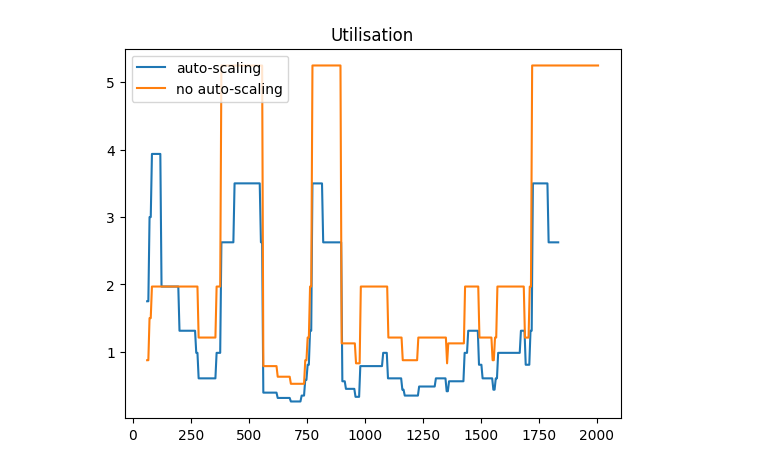
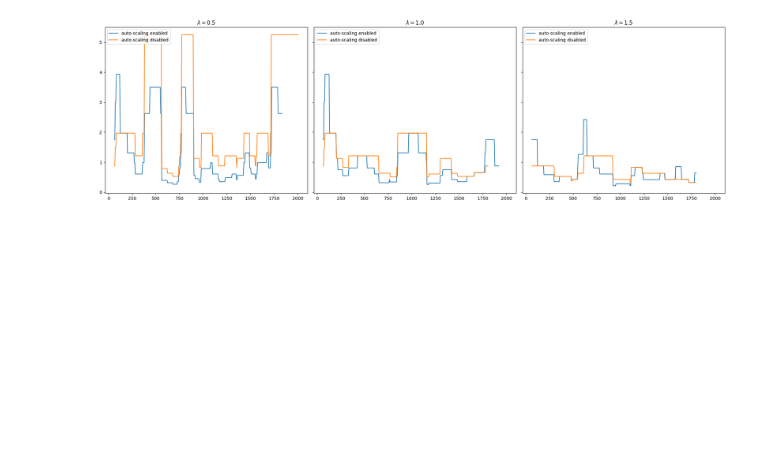
Before and after one commit to kponichtera/cs4215-qpe, a Jupyter notebook: jupyter/plots.ipynb, the cells around one changed output. Saved outputs shown, nothing was run; the diff lists cells and outputs as text; code cells hidden in the pictures; blank space fills up the shorter version.

Commit message:
updated plotting for paper

```diff
--- a/jupyter/plots.ipynb
+++ b/jupyter/plots.ipynb
@@ -2,23 +2,59 @@
 import pandas as pd
 import matplotlib.pyplot as plt
 # %%
-df = pd.read_csv('../lambda_0.5_scaling_enabled.csv')
-df
-newdf = pd.read_csv('../lambda_0.5_scaling_disabled.csv')
+df_05_enabled = pd.read_csv('../data/lambda_0.5_scaling_enabled.csv')
+df_05_disabled = pd.read_csv('../data/lambda_0.5_scaling_disabled.csv')
+
+df_10_enabled = pd.read_csv('../data/lambda_1.0_scaling_enabled.csv')
+df_10_disabled = pd.read_csv('../data/lambda_1.0_scaling_disabled.csv')
+
+df_15_enabled = pd.read_csv('../data/lambda_1.5_scaling_enabled.csv')
+df_15_disabled = pd.read_csv('../data/lambda_1.5_scaling_disabled.csv')
 # %%
-a = df[['time','utilisation']]
-a = a.mask(a.eq('None')).dropna()
-a['utilisation'] = a['utilisation'].astype(float)
-plt.plot(a[["time"]], a[["utilisation"]], label='auto-scaling')
+fig, axs = plt.subplots(1, 3, sharex=True, sharey=True, figsize=(20, 6))
 
-a = newdf[['time','utilisation']]
-a = a.mask(a.eq('None')).dropna()
-a['utilisation'] = a['utilisation'].astype(float)
-plt.plot(a[["time"]], a[["utilisation"]], label='no auto-scaling')
+enabled_05 = df_05_enabled[['time', 'utilisation']]
+enabled_05 = enabled_05.mask(enabled_05.eq('None')).dropna()
+enabled_05['utilisation'] = enabled_05['utilisation'].astype(float)
+axs[0].plot(enabled_05[["time"]], enabled_05[["utilisation"]], label='auto-scaling enabled')
 
-plt.title("Utilisation")
-plt.legend(loc="upper left")
-plt.show()
+disabled_05 = df_05_disabled[['time', 'utilisation']]
+disabled_05 = disabled_05.mask(disabled_05.eq('None')).dropna()
+disabled_05['utilisation'] = disabled_05['utilisation'].astype(float)
+axs[0].plot(disabled_05[["time"]], disabled_05[["utilisation"]], label='auto-scaling disabled')
+
+axs[0].set_title("$\lambda=0.5$")
+axs[0].legend(loc="upper left")
+
+enabled_10 = df_10_enabled[['time', 'utilisation']]
+enabled_10 = enabled_10.mask(enabled_10.eq('None')).dropna()
+enabled_10['utilisation'] = enabled_10['utilisation'].astype(float)
+axs[1].plot(enabled_10[["time"]], enabled_10[["utilisation"]], label='auto-scaling enabled')
+
+disabled_10 = df_10_disabled[['time', 'utilisation']]
+disabled_10 = disabled_10.mask(disabled_10.eq('None')).dropna()
+disabled_10['utilisation'] = disabled_10['utilisation'].astype(float)
+axs[1].plot(disabled_10[["time"]], disabled_10[["utilisation"]], label='auto-scaling disabled')
+
+axs[1].set_title("$\lambda=1.0$")
+axs[1].legend(loc="upper left")
+
+enabled_15 = df_15_enabled[['time', 'utilisation']]
+enabled_15 = enabled_15.mask(enabled_15.eq('None')).dropna()
+enabled_15['utilisation'] = enabled_15['utilisation'].astype(float)
+axs[2].plot(enabled_15[["time"]], enabled_15[["utilisation"]], label='auto-scaling enabled')
+
+disabled_15 = df_15_disabled[['time', 'utilisation']]
+disabled_15 = disabled_15.mask(disabled_15.eq('None')).dropna()
+disabled_15['utilisation'] = disabled_15['utilisation'].astype(float)
+axs[2].plot(disabled_15[["time"]], disabled_15[["utilisation"]], label='auto-scaling disabled')
+
+axs[2].set_title("$\lambda=1.5$")
+axs[2].legend(loc="upper left")
+
+fig.tight_layout()
+
+plt.savefig('utilisation.pdf')
 # %% [output]
-[figure, old version]
+[figure, new version]
 # %%
```
Also changed, not shown: parts of 4 cells of this notebook.
